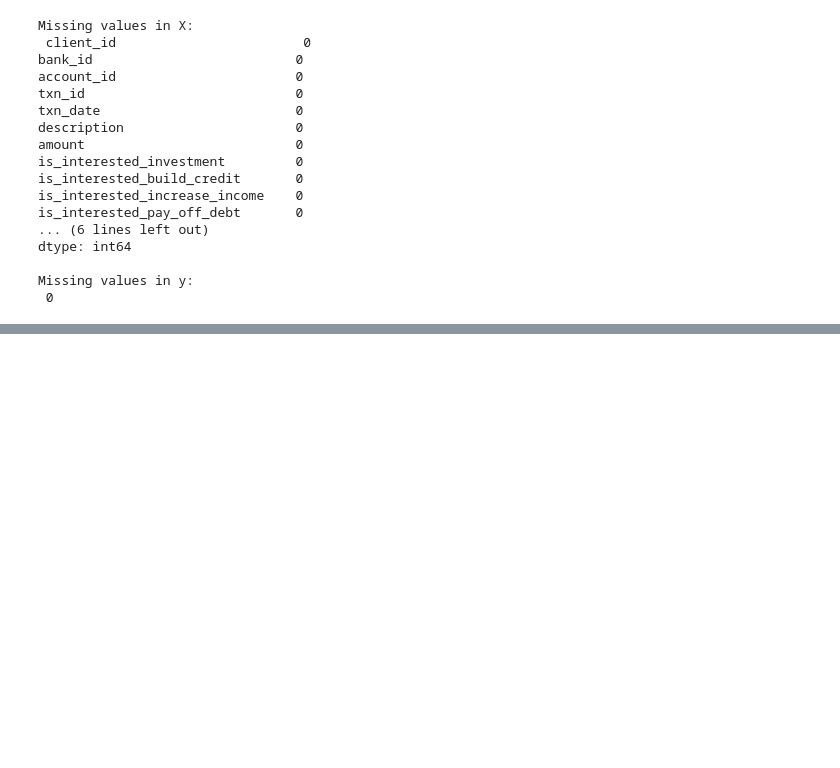
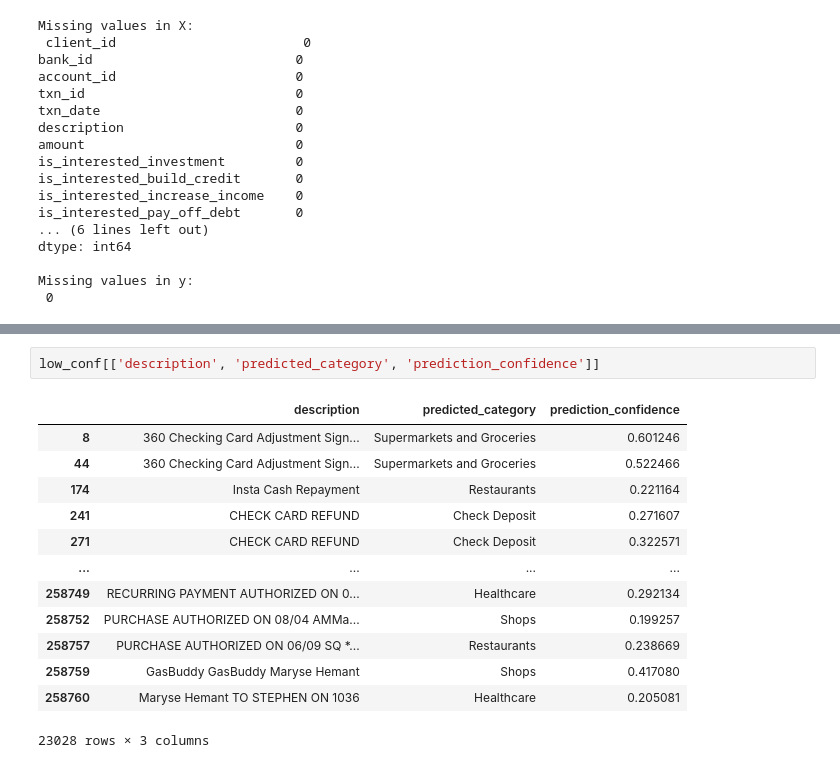
Before and after one commit to atiqrazak/machine-learning-scientist, a Jupyter notebook: machine_learning_code.ipynb, the cells around one changed output, grey strips where cells are left out. Cells and saved outputs as stored; diff of their text form; blank space fills up the shorter version.

```diff
--- a/machine_learning_code.ipynb
+++ b/machine_learning_code.ipynb
@@ -465,0 +488,16 @@ ValueError: At least one label specified must be in y_true
+# %%
+low_conf[['description', 'predicted_category', 'prediction_confidence']]
+# %% [output]
+|  | description | predicted_category | prediction_confidence |
+| 8 | 360 Checking Card Adjustment Sign... | Supermarkets and Groceries | 0.601246 |
+| 44 | 360 Checking Card Adjustment Sign... | Supermarkets and Groceries | 0.522466 |
+| 174 | Insta Cash Repayment | Restaurants | 0.221164 |
+| 241 | CHECK CARD REFUND | Check Deposit | 0.271607 |
+| 271 | CHECK CARD REFUND | Check Deposit | 0.322571 |
+| ... | ... | ... | ... |
+| 258749 | RECURRING PAYMENT AUTHORIZED ON 0... | Healthcare | 0.292134 |
+| 258752 | PURCHASE AUTHORIZED ON 08/04 AMMa... | Shops | 0.199257 |
+| 258757 | PURCHASE AUTHORIZED ON 06/09 SQ *... | Restaurants | 0.238669 |
+| 258759 | GasBuddy GasBuddy Maryse Hemant | Shops | 0.417080 |
+| 258760 | Maryse Hemant TO STEPHEN ON 1036 | Healthcare | 0.205081 |
+23028 rows × 3 columns
```
Also changed, not shown: parts of 12 cells of this notebook.
